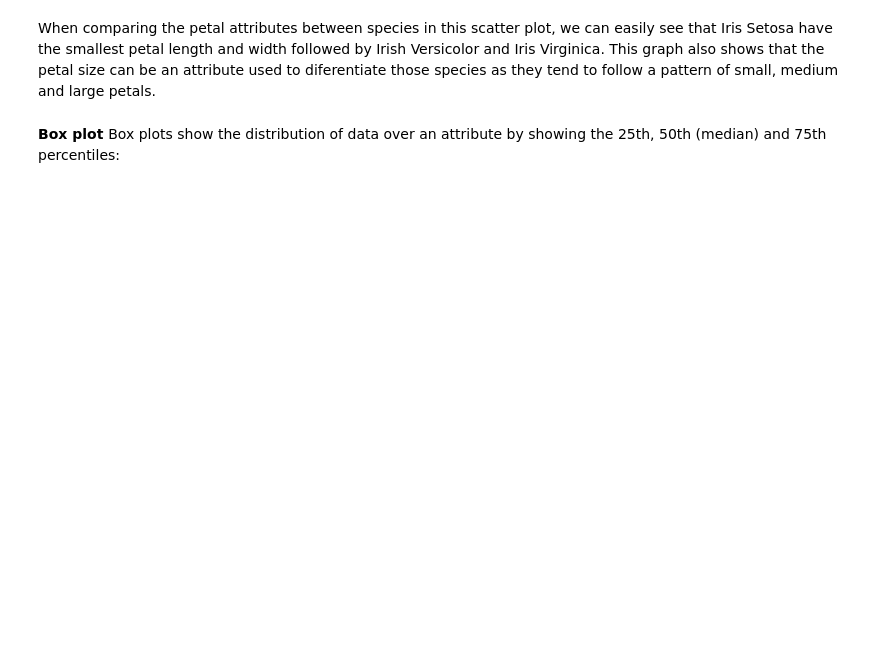
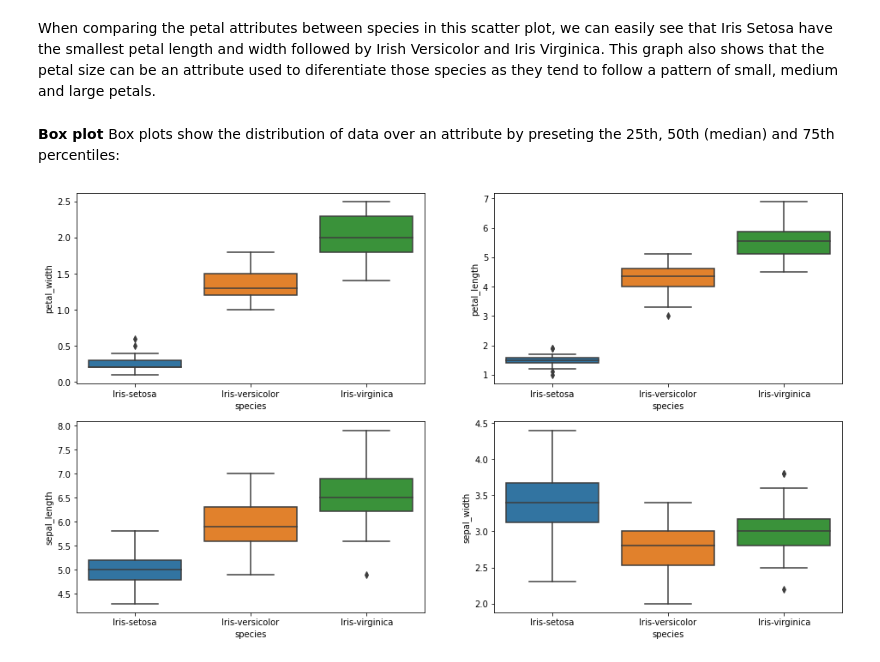
Before and after one commit to LaisColetta/pands_project, a Jupyter notebook: analysis.ipynb, the cells around one changed output. Saved outputs shown, nothing was run; the diff lists cells and outputs as text; code cells hidden in the pictures; blank space fills up the shorter version.

```diff
--- a/analysis.ipynb
+++ b/analysis.ipynb
@@ -155,4 +177,13 @@ ax.legend(loc='center left', bbox_to_anchor=(1, 0.5))
 When comparing the petal attributes between species in this scatter plot, we can easily see that Iris Setosa have the smallest petal length and width followed by Irish Versicolor and Iris Virginica. This graph also shows that the petal size can be an attribute used to diferentiate those species as they tend to follow a pattern of small, medium and large petals.
 # %% [markdown]
 <b> Box plot </b>
-Box plots show the distribution of data over an attribute by showing the 25th, 50th (median) and 75th percentiles:
+Box plots show the distribution of data over an attribute by preseting the 25th, 50th (median) and 75th percentiles:
+# %%
+fig, axes = plt.subplots(2, 2, figsize=(16,9))
+sns.boxplot( y='petal_width', x= 'species', data=df, orient='v' , ax=axes[0, 0])
+sns.boxplot( y='petal_length', x= 'species', data=df, orient='v' , ax=axes[0, 1])
+sns.boxplot( y='sepal_length', x= 'species', data=df, orient='v' , ax=axes[1, 0])
+sns.boxplot( y='sepal_width', x= 'species', data=df, orient='v' , ax=axes[1, 1])
+plt.show()
+# %% [output]
+[figure, added]
```
Also changed, not shown: parts of 13 cells of this notebook, 3 other files.
